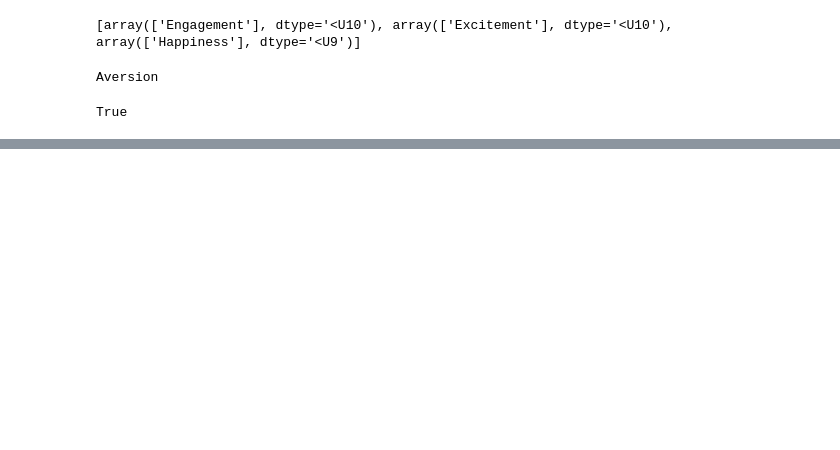
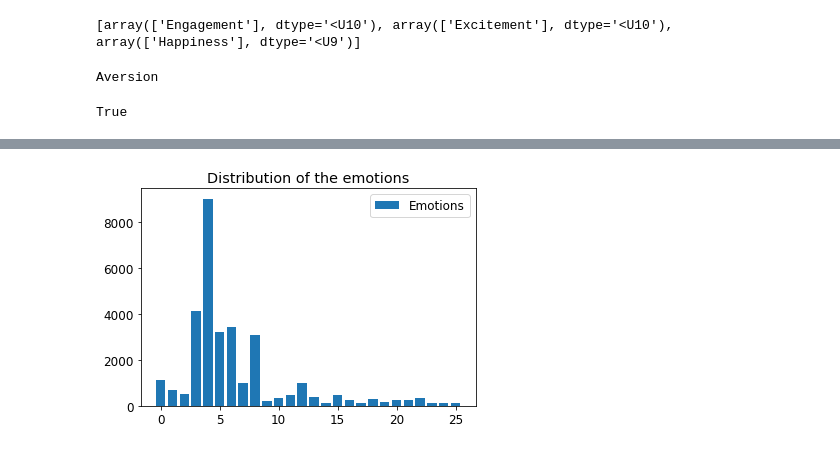
Before and after one commit to Boro2001/emotion-recognition, a Jupyter notebook: data-preparation.ipynb, the cells around one changed output, grey strips where cells are left out. Cells and saved outputs as stored; diff of their text form; code cells hidden in the pictures; blank space fills up the shorter version.

```diff
--- a/data-preparation.ipynb
+++ b/data-preparation.ipynb
@@ -136,0 +142,9 @@ train
+# %%
+# plot the distribution of the emotions and label
+plt.bar(range(len(discrete_emotions)), discrete_emotions.values())
+# label the x axis with integers
+plt.title('Distribution of the emotions')
+plt.legend(['Emotions'])
+plt.show()
+# %% [output]
+[figure, added]
```
Also changed, not shown: parts of 16 cells of this notebook, 3 other files.
